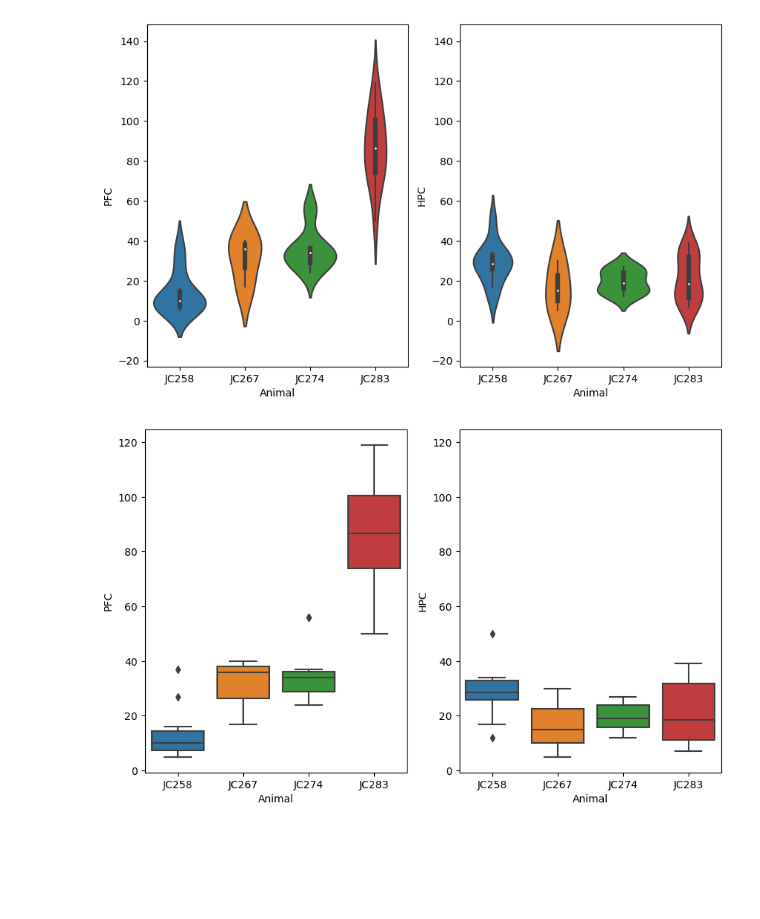
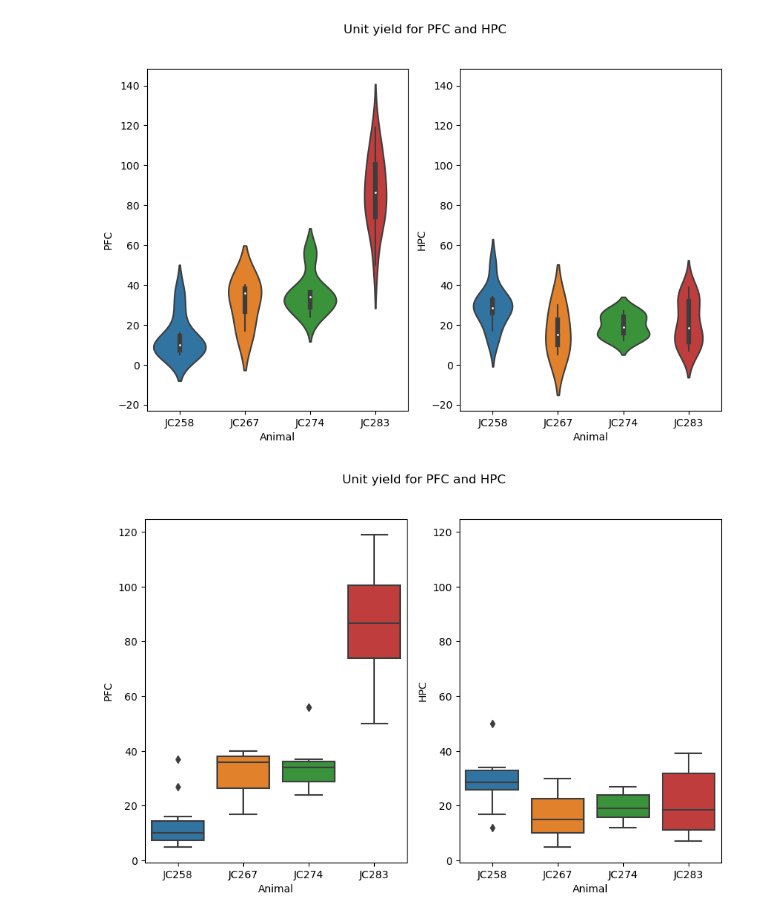
Before and after one commit to acumpelik/mPFC-analysis, a Jupyter notebook: yield.ipynb, the cells around one changed output. Saved outputs shown, nothing was run; the diff lists cells and outputs as text; code cells hidden in the pictures; blank space fills up the shorter version.

Commit message:
added title, removed old plot, added export option to png

```diff
--- a/yield.ipynb
+++ b/yield.ipynb
@@ -12,22 +9,26 @@ plt.show()
 # %%
 plt.figure(figsize=(10,6))
 
+plt.suptitle('Unit yield for PFC and HPC')
 plt.subplot(1,2,1)
 sns.violinplot(x = unit_yield['Animal'], y=unit_yield['PFC'])
 
 plt.subplot(1,2,2, sharey=plt.gca())
 boxplot = sns.violinplot(x = unit_yield['Animal'], y=unit_yield['HPC'])
+# plt.savefig("yield_violinplot_"+timestamp+".png")
 plt.show()
 # %% [output]
-[figure, old version]
+[figure, new version]
 # %%
 plt.figure(figsize=(10,6))
 
+plt.suptitle('Unit yield for PFC and HPC')
 plt.subplot(1,2,1)
 sns.boxplot(x = unit_yield['Animal'], y=unit_yield['PFC'])
 
 plt.subplot(1,2,2, sharey=plt.gca())
 boxplot = sns.boxplot(x = unit_yield['Animal'], y=unit_yield['HPC'])
+# plt.savefig("yield_boxplot_"+timestamp+".png")
 plt.show()
 # %% [output]
-[figure, old version]
+[figure, new version]
```
Also changed, not shown: parts of 3 cells of this notebook, 3 other files.
